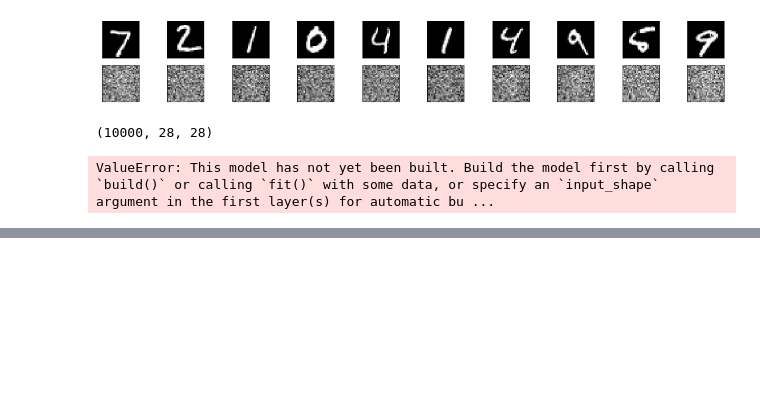
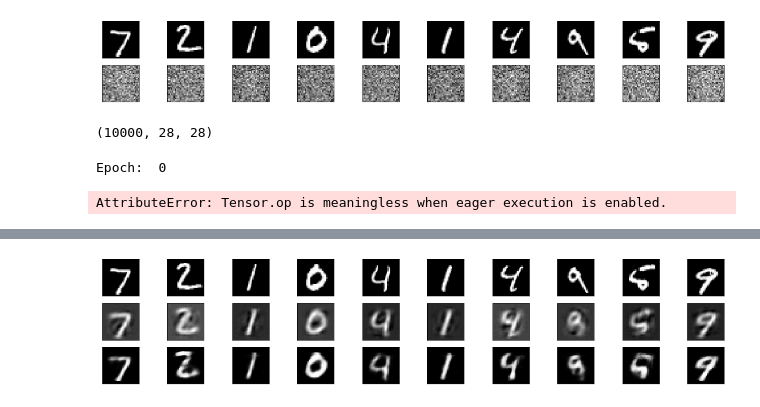
Before and after one commit to TomasSuarezL/oss-stage-2019, a Jupyter notebook: Examples/Autoencoder_example.ipynb, the cells around one changed output, grey strips where cells are left out. Cells and saved outputs as stored; diff of their text form; code cells hidden in the pictures; blank space fills up the shorter version.

Commit message:
autoencoder encoder/decoder retrieval training

```diff
--- a/Examples/Autoencoder_example.ipynb
+++ b/Examples/Autoencoder_example.ipynb
@@ -488,19 +495,19 @@ class FullyConnectedAutoEncoder(Model):
         # this is our input placeholder
         input_img = Input(shape=(28,28))
 
-        self.flatten_input = Flatten()
+        self.flatten_input = Flatten()(input_img)
         # "Encoder layers"
-        self.encoder1 = Dense(64, activation='relu')
-        self.encoder2 = Dense(32, activation='relu')
+        self.encoder1 = Dense(64, activation='relu')(self.flatten_input)
+        self.encoder2 = Dense(32, activation='relu')(self.encoder1)
 
         # "Encoder output" - "bottleneck"
-        self.bottleneck = Dense(encoding_dim, activation='relu')
-
+        self.bottleneck = Dense(encoding_dim, activation='relu')(self.encoder2)
+        encoder = Model(input_img, self.bottleneck, name='encoder')
         # "Decoder layers"
         # create a placeholder for an encoded (32-dimensional) input
         self.encoded_input = Input(shape=(encoding_dim,))
 
-        self.decoder1 = Dense(32, activation='relu')
+        self.decoder1 = Dense(32, activation='relu')(self.)
         self.decoder2 = Dense(64, activation='relu')
 
         # "decoded" is the lossy reconstruction of the input
@@ -515,22 +522,26 @@ class FullyConnectedAutoEncoder(Model):
         x = self.encoder2(x)
         x = self.bottleneck(x)
         # this model maps an input to its encoded representation
-        encoder = Model(inp, self.bottleneck, name='encoder')
+
         x = self.decoder1(self.encoded_input)
         x = self.decoder2(x)
         x = self.decoded_flatten(x)
         x = self.decoded(x)
         # create the decoder model
-        decoder = Model(self.encoded_input, self.decoded, name='decoder')
-        encoder_model = encoder(inp)
-        decoder_model = decoder(encoder_model)
+        decoder = Model(self.encoded_input, x, name='decoder')
+        #encoder_model = encoder(inp)
+        #decoder_model = decoder(encoder_model)
 
-        return decoder_model, x_reshaped
+        return x, inp
 # %%
 # We train the new model
 model4 = FullyConnectedAutoEncoder()
 #train_model(model3)
-# %%
-model4.summary()
-# %% [output]
-ValueError: This model has not yet been built. Build the model first by calling `build()` or calling `fit()` with some data, or specify an `input_shape` argument in the first layer(s) for automatic bu ...
+# %%
+train_model(model4)
+# %% [output]
+Epoch:  0
+AttributeError: Tensor.op is meaningless when eager execution is enabled.
+# %%
+plot_predictions([model2,model4])
+# %% [output]
@@ -536,0 +550 @@ ValueError: This model has not yet been built. Build the model first by calling
+[figure, added]
```
Also changed, not shown: parts of 4 cells of this notebook.
